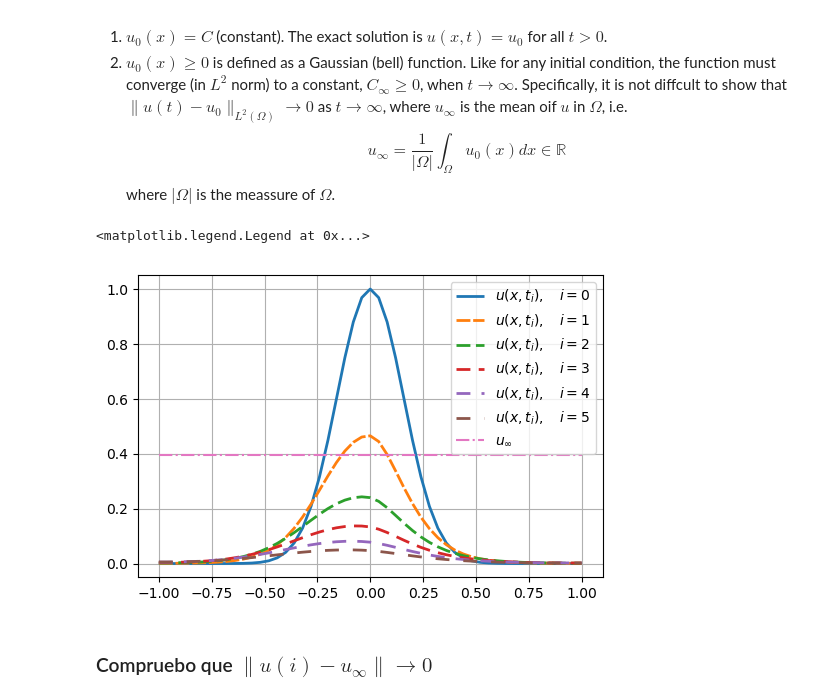
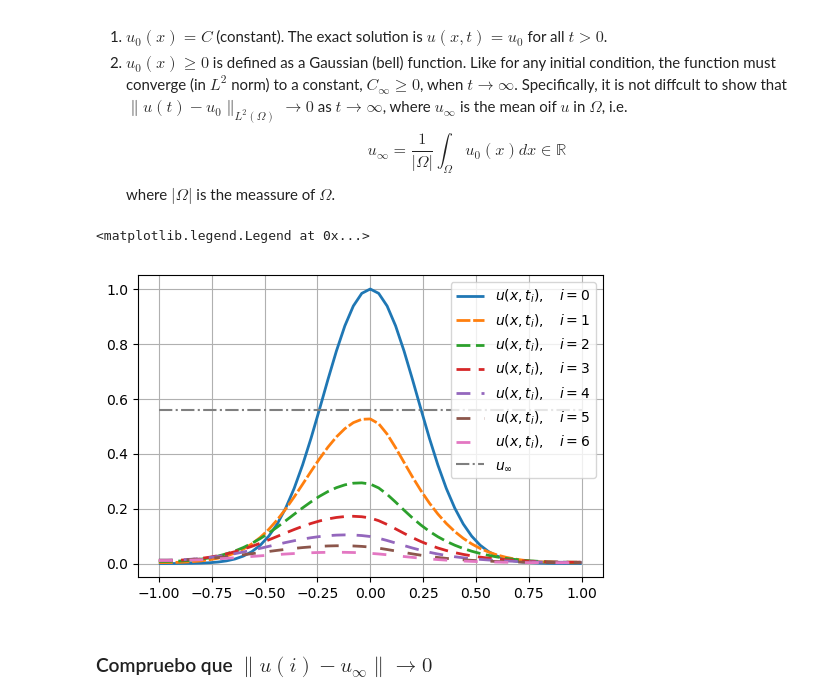
Before and after one commit to rrgalvan/keller-segel-schemes, a Jupyter notebook: Diferencias-finitas/Keller-Segel 1D-Caso4.ipynb, the cells around one changed output. Saved outputs shown, nothing was run; the diff lists cells and outputs as text; code cells hidden in the pictures.

```diff
--- a/Diferencias-finitas/Keller-Segel 1D-Caso4.ipynb
+++ b/Diferencias-finitas/Keller-Segel 1D-Caso4.ipynb
@@ -327,7 +327,7 @@ def ks_progres_1d(f, u_init, v_init, nx_intervals, nt_intervals, a, b, T, nu, ve
     solution_U = [ U0 ]
     solution_V = [ V0 ]
 
-    for j in range(0, nt_intervals+1):
+    for j in range(1, nt_intervals+1):
         V = reaction_diffusion_equation_neumann_1d(f, V0, U0, k, h, t[j], x, nx_intervals, nt_intervals, a, b, T, nu, verbosity, k1, k2)
         if(verbosity>0):
             print("V=", V, " ", np.shape(V))
@@ -375,29 +375,29 @@ u_cte = lambda x: 5*np.ones_like(x)
 # Initial solution 2: u_0 = Gaussian function
 C_gauss = 10
 u_gauss = lambda x: np.exp(-C_gauss*(x**2))
-C_gauss = 20
+C_gauss = 10
 v_gauss = lambda x: np.exp(-C_gauss*(x**2))
 # %%
 NT = 6
 NX = 50
 X0 = -1
 X1 = 1
 x, u, v = ks_progres_1d(f, u_init=u_gauss, v_init=v_gauss,
                                     nx_intervals=NX, nt_intervals=NT,
                                     a=X0, b=X1, T=0.1, nu=1, verbosity=0, k1=1, k2=20)
 
-for i in range(NT):
+for i in range(NT+1):
     my_plot(x, u[i], i)
     #mpl.show()
 u_infty = quad(u[0], x)/(X1-X0) # Media de u_0 en [a,b]
 v_infty = quad(v[0], x)/(X1-X0) # Media de v_0 en [a,b]
 m_infty = u_infty + v_infty
 mpl.plot(x, m_infty*np.ones_like(x), "-.", label="$u_\infty$")
 mpl.grid()
 mpl.legend()
 # %% [output]
 <matplotlib.legend.Legend at 0x...>
-[figure, old version]
+[figure, new version]
 # %% [markdown]
 ### Compruebo que $\|u(i)-u_\infty\| \to 0$
 # %%
```
Also changed, not shown: parts of 24 cells of this notebook, 4 other files.
